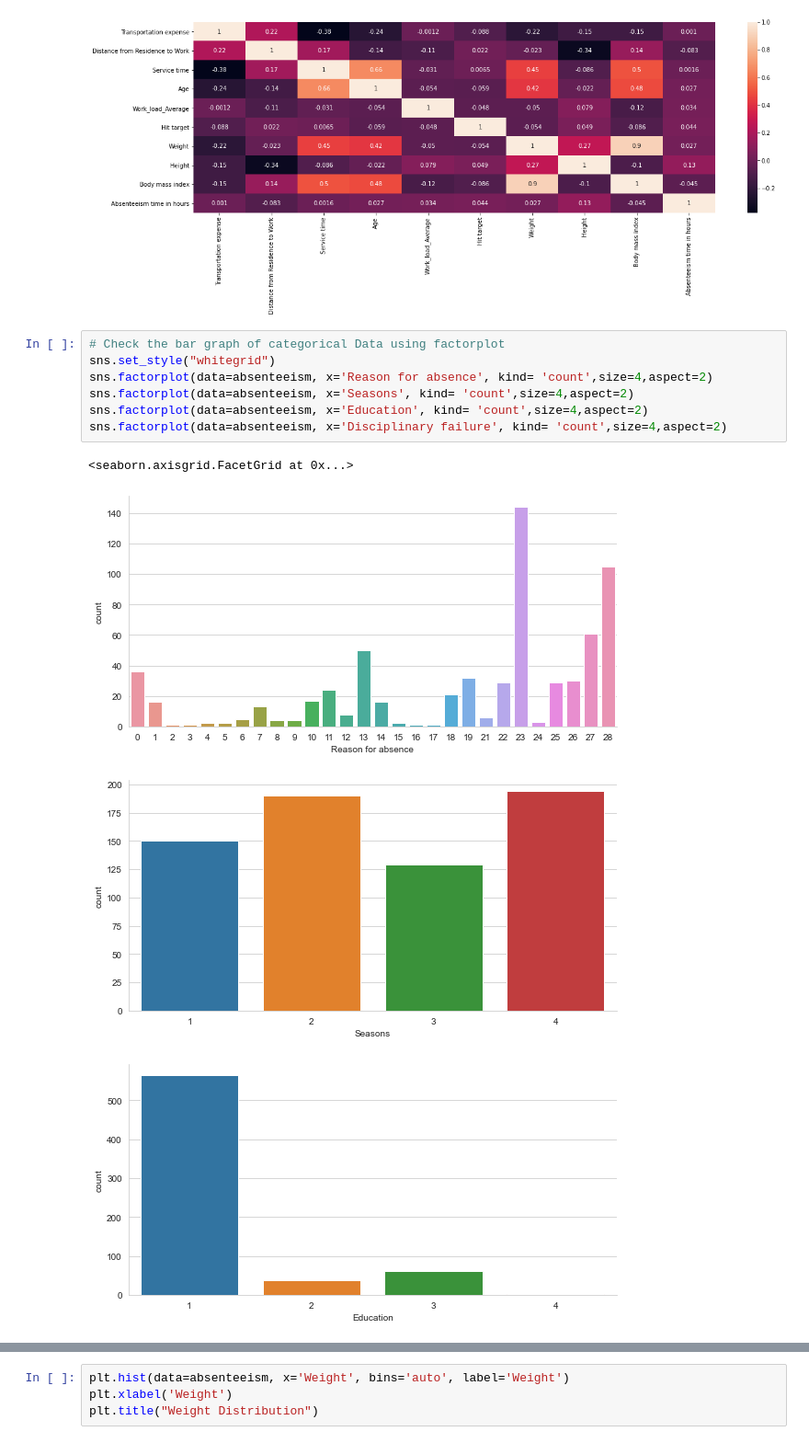
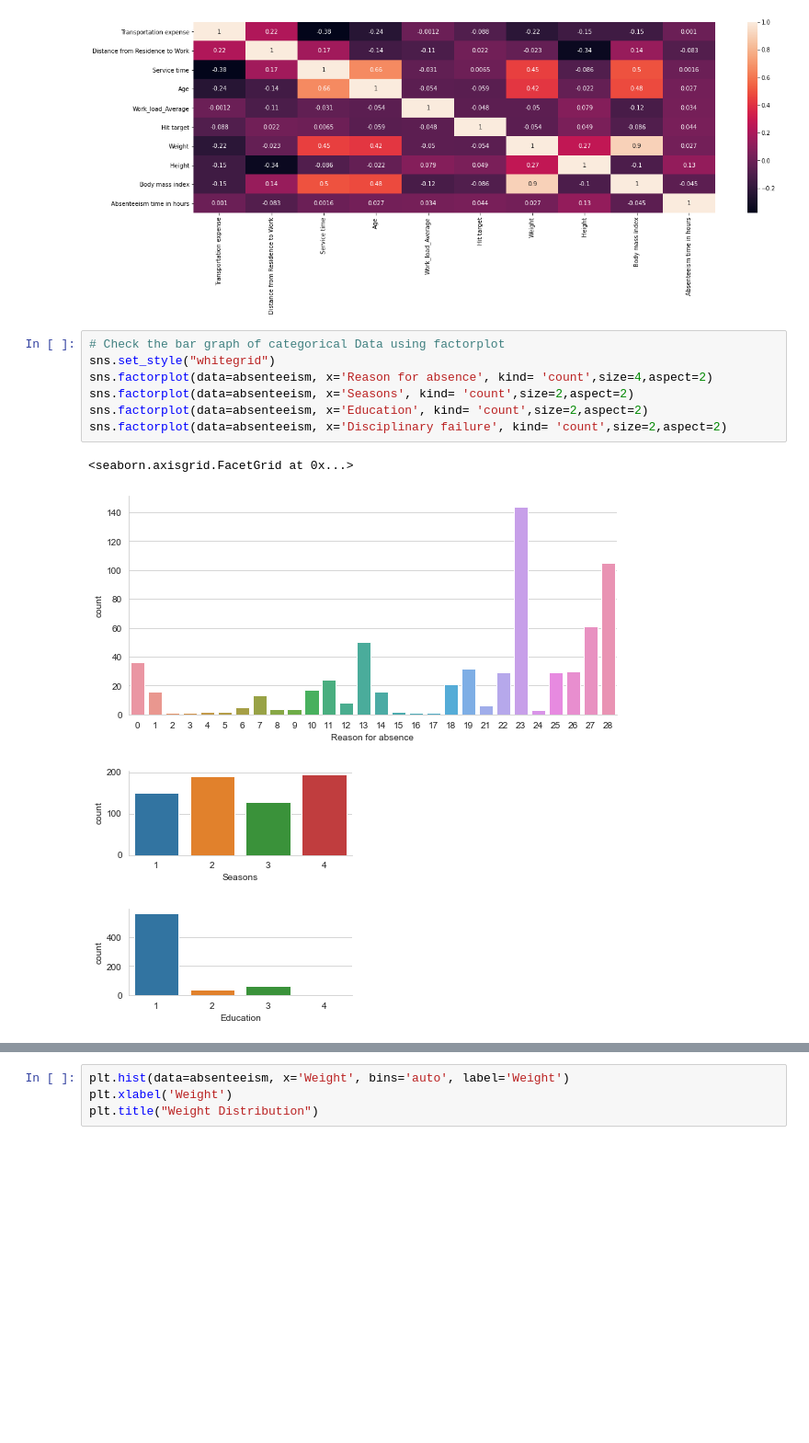
Before and after one commit to krutkshah17/ANLY530, a Jupyter notebook: 530_Absenteeism_Project.ipynb, the cells around one changed output, grey strips where cells are left out. Shown at 92% size. Drawn from its saved outputs; the diff is of its cells as text; blank space fills up the shorter version.

```diff
--- a/530_Absenteeism_Project.ipynb
+++ b/530_Absenteeism_Project.ipynb
@@ -279,12 +279,12 @@ plt.show()
 # %%
 # Check the bar graph of categorical Data using factorplot
 sns.set_style("whitegrid")
 sns.factorplot(data=absenteeism, x='Reason for absence', kind= 'count',size=4,aspect=2)
-sns.factorplot(data=absenteeism, x='Seasons', kind= 'count',size=4,aspect=2)
-sns.factorplot(data=absenteeism, x='Education', kind= 'count',size=4,aspect=2)
-sns.factorplot(data=absenteeism, x='Disciplinary failure', kind= 'count',size=4,aspect=2)
+sns.factorplot(data=absenteeism, x='Seasons', kind= 'count',size=2,aspect=2)
+sns.factorplot(data=absenteeism, x='Education', kind= 'count',size=2,aspect=2)
+sns.factorplot(data=absenteeism, x='Disciplinary failure', kind= 'count',size=2,aspect=2)
 # %% [output]
 <seaborn.axisgrid.FacetGrid at 0x...>
-[figure, old version]
+[figure, new version]
-[figure, old version]
+[figure, new version]
-[figure, old version]
+[figure, new version]
```
Also changed, not shown: parts of 6 cells of this notebook.
